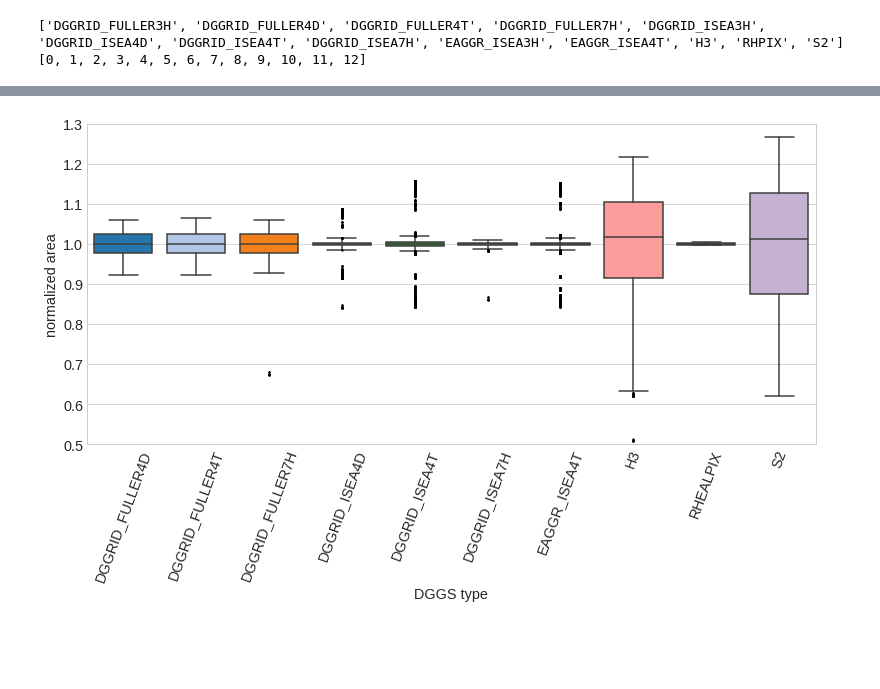
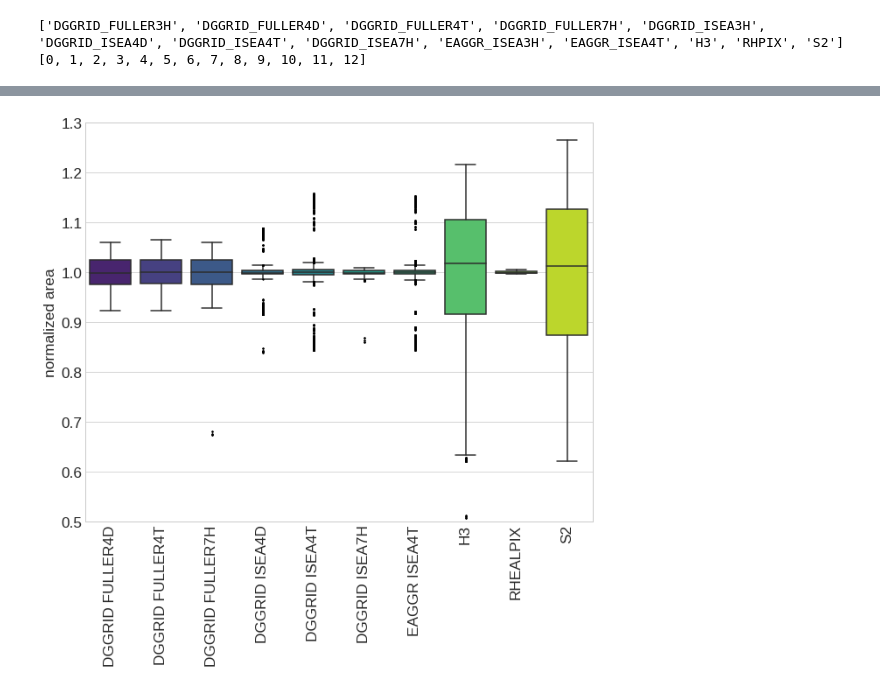
Before and after one commit to LandscapeGeoinformatics/dggs_comparisons, a Jupyter notebook: notebooks/area_compactness_stats.ipynb, the cells around one changed output, grey strips where cells are left out. Cells and saved outputs as stored; diff of their text form; code cells hidden in the pictures; blank space fills up the shorter version.

Commit message:
updates to figures readability

```diff
--- a/notebooks/area_compactness_stats.ipynb
+++ b/notebooks/area_compactness_stats.ipynb
@@ -609,40 +609,42 @@ df.sample(5)
+# %%
+df["dggs"] = df.dggs.apply(lambda s: s.replace("_", " "))
 # %%
-plt.figure(figsize=(11,7))
+plt.figure(figsize=(9,9))
 # fig, ax = plt.subplots(figsize=(10,5))
 
 plt.style.use('seaborn-whitegrid')
 
 #define design of the outliers
 outlier_design = dict(marker='o', markerfacecolor='black', markersize=1,
                   linestyle='none', markeredgecolor='black')
 #plot the boxplots
-chart = sns.boxplot(x='dggs', y="norm_area", data=df, palette="tab20", saturation=0.9, showfliers=True, flierprops = outlier_design)
+chart = sns.boxplot(x='dggs', y="norm_area", data=df, palette="viridis", saturation=0.9, showfliers=True, flierprops = outlier_design)
 
 plt.xticks(
-    rotation=70,
+    rotation=90,
     horizontalalignment='center',
     fontweight='light',
-    fontsize='x-large',
+    fontsize='xx-large',
 )
 
-plt.xlabel('DGGS type', fontsize='x-large')
+plt.xlabel('', fontsize='x-large')
 
 plt.yticks(
     rotation=0,
     horizontalalignment='right',
     fontweight='light',
-    fontsize='x-large',
+    fontsize='xx-large',
 )
 
-plt.ylabel('normalized area', fontsize='x-large')
+plt.ylabel('normalized area', fontsize='xx-large')
 
 # plt.title("ASTER", fontsize='xx-large')
 
 #set min and max values for y-axis
 plt.ylim(0.5, 1.3)
 
 plt.tight_layout()
 plt.savefig("../results_gen_bak/box_plot_area.png", bbox_inches="tight",dpi=300)
 # %% [output]
-[figure, old version]
+[figure, new version]
 # %%
```
Also changed, not shown: parts of 2 cells of this notebook.
